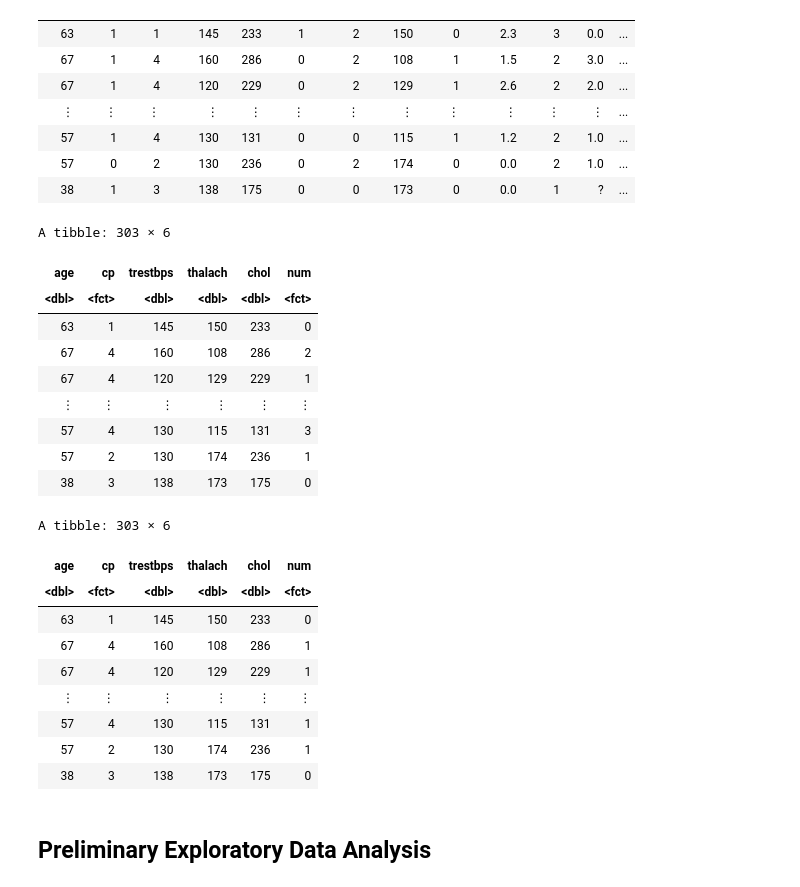
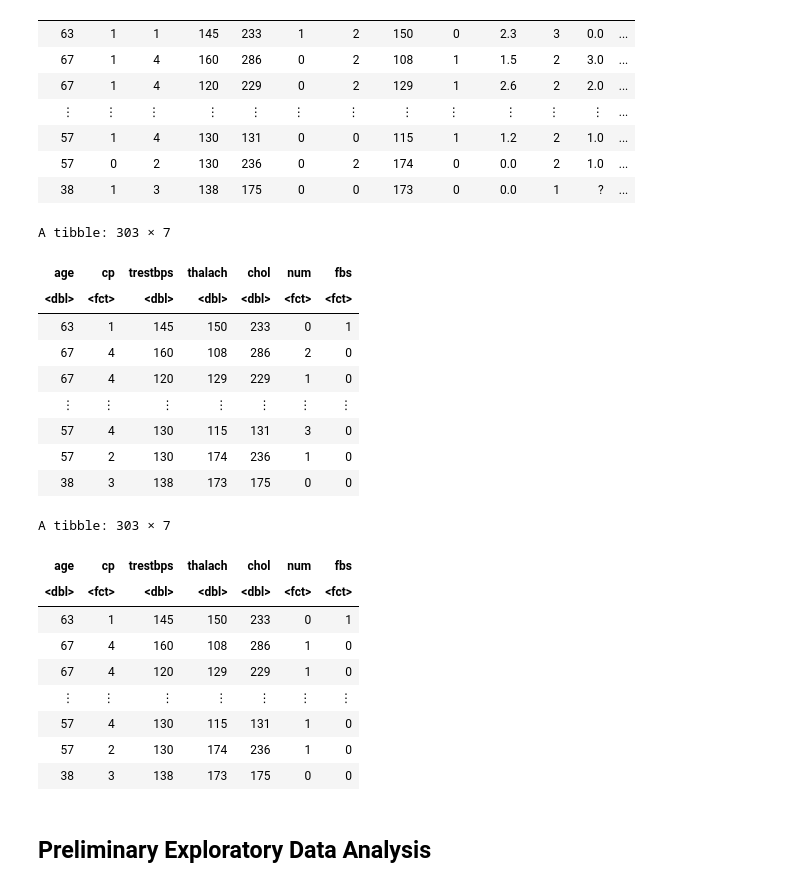
Before and after one commit to CameronGeisler/dsci-project, a Jupyter notebook: proposal2.ipynb, the cells around one changed output. Drawn from its saved outputs; the diff is of its cells as text; code cells hidden in the pictures.

```diff
--- a/proposal2.ipynb
+++ b/proposal2.ipynb
@@ -82,21 +82,22 @@ A spec_tbl_df: 303 × 14
 # %%
 # Wrangle data
 data <- data_raw %>%
-    select(c("age", "cp", "trestbps", "thalach", "chol", "num")) %>% # select only columns that are used
+    select(c("age", "cp", "trestbps", "thalach", "chol", "num", "fbs")) %>% # select only columns that are used
     mutate(cp = as_factor(cp), # update target variables to factor
-          num = as_factor(num))
+          num = as_factor(num),
+          fbs = as_factor(fbs))
 data
 # %% [output]
-A tibble: 303 × 6
+A tibble: 303 × 7
-| age | cp | trestbps | thalach | chol | num |
-| <dbl> | <fct> | <dbl> | <dbl> | <dbl> | <fct> |
-| 63 | 1 | 145 | 150 | 233 | 0 |
-| 67 | 4 | 160 | 108 | 286 | 2 |
-| 67 | 4 | 120 | 129 | 229 | 1 |
-| ⋮ | ⋮ | ⋮ | ⋮ | ⋮ | ⋮ |
-| 57 | 4 | 130 | 115 | 131 | 3 |
-| 57 | 2 | 130 | 174 | 236 | 1 |
-| 38 | 3 | 138 | 173 | 175 | 0 |
+| age | cp | trestbps | thalach | chol | num | fbs |
+| <dbl> | <fct> | <dbl> | <dbl> | <dbl> | <fct> | <fct> |
+| 63 | 1 | 145 | 150 | 233 | 0 | 1 |
+| 67 | 4 | 160 | 108 | 286 | 2 | 0 |
+| 67 | 4 | 120 | 129 | 229 | 1 | 0 |
+| ⋮ | ⋮ | ⋮ | ⋮ | ⋮ | ⋮ | ⋮ |
+| 57 | 4 | 130 | 115 | 131 | 3 | 0 |
+| 57 | 2 | 130 | 174 | 236 | 1 | 0 |
+| 38 | 3 | 138 | 173 | 175 | 0 | 0 |
 # %%
 # Experiment: use only two target variable classes
 # classify num to either 0 (no visible heart disease) or 1-4 (mild heart disease to very severe)
@@ -106,16 +107,16 @@ data_exp
 data <- data_exp
 # for cp, can classify as either 0-1 (no angina) or 2-3 (angina)
 # %% [output]
-A tibble: 303 × 6
+A tibble: 303 × 7
-| age | cp | trestbps | thalach | chol | num |
-| <dbl> | <fct> | <dbl> | <dbl> | <dbl> | <fct> |
-| 63 | 1 | 145 | 150 | 233 | 0 |
-| 67 | 4 | 160 | 108 | 286 | 1 |
-| 67 | 4 | 120 | 129 | 229 | 1 |
-| ⋮ | ⋮ | ⋮ | ⋮ | ⋮ | ⋮ |
-| 57 | 4 | 130 | 115 | 131 | 1 |
-| 57 | 2 | 130 | 174 | 236 | 1 |
-| 38 | 3 | 138 | 173 | 175 | 0 |
+| age | cp | trestbps | thalach | chol | num | fbs |
+| <dbl> | <fct> | <dbl> | <dbl> | <dbl> | <fct> | <fct> |
+| 63 | 1 | 145 | 150 | 233 | 0 | 1 |
+| 67 | 4 | 160 | 108 | 286 | 1 | 0 |
+| 67 | 4 | 120 | 129 | 229 | 1 | 0 |
+| ⋮ | ⋮ | ⋮ | ⋮ | ⋮ | ⋮ | ⋮ |
+| 57 | 4 | 130 | 115 | 131 | 1 | 0 |
+| 57 | 2 | 130 | 174 | 236 | 1 | 0 |
+| 38 | 3 | 138 | 173 | 175 | 0 | 0 |
 # %%
 # Split into training data and testing data
 set.seed(1) # set the seed
```
Also changed, not shown: parts of 10 cells of this notebook.
